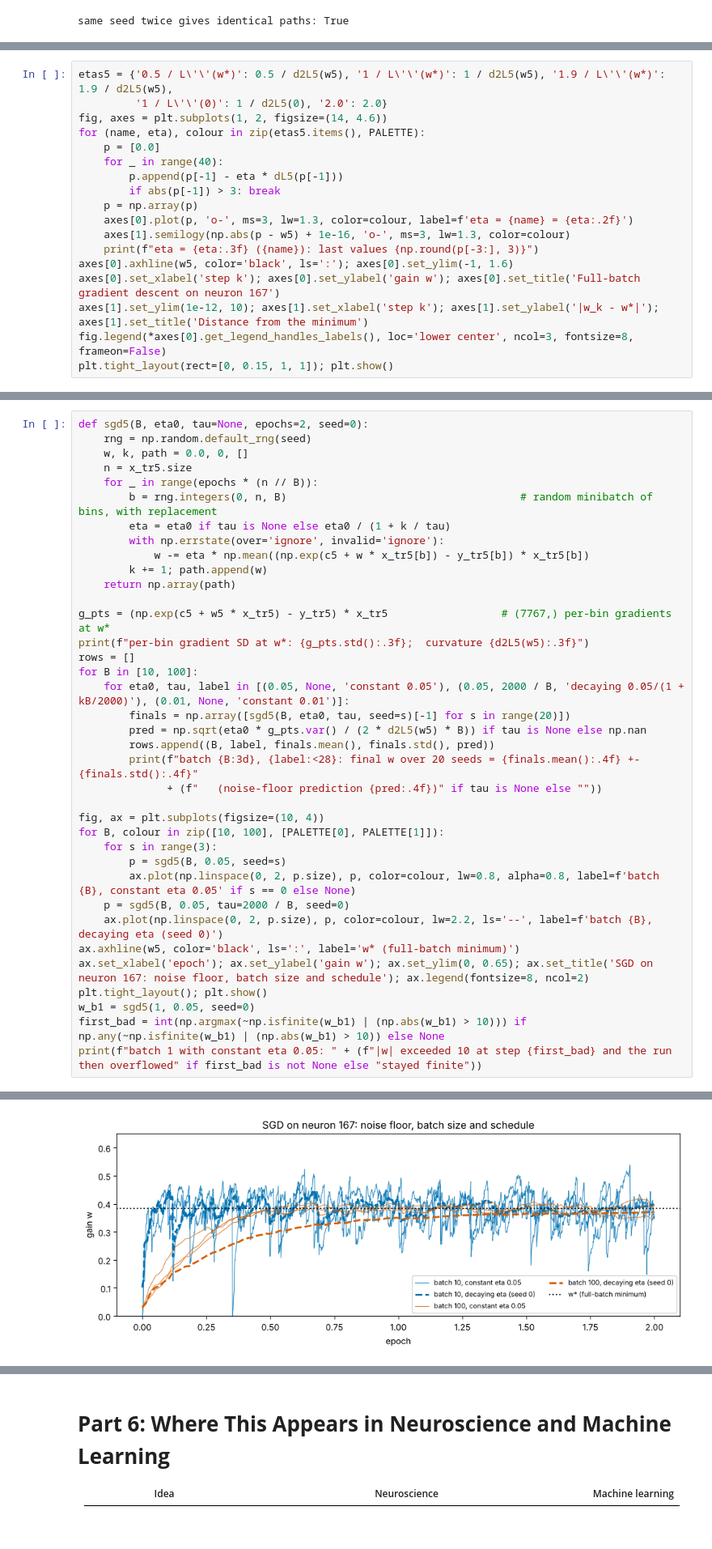
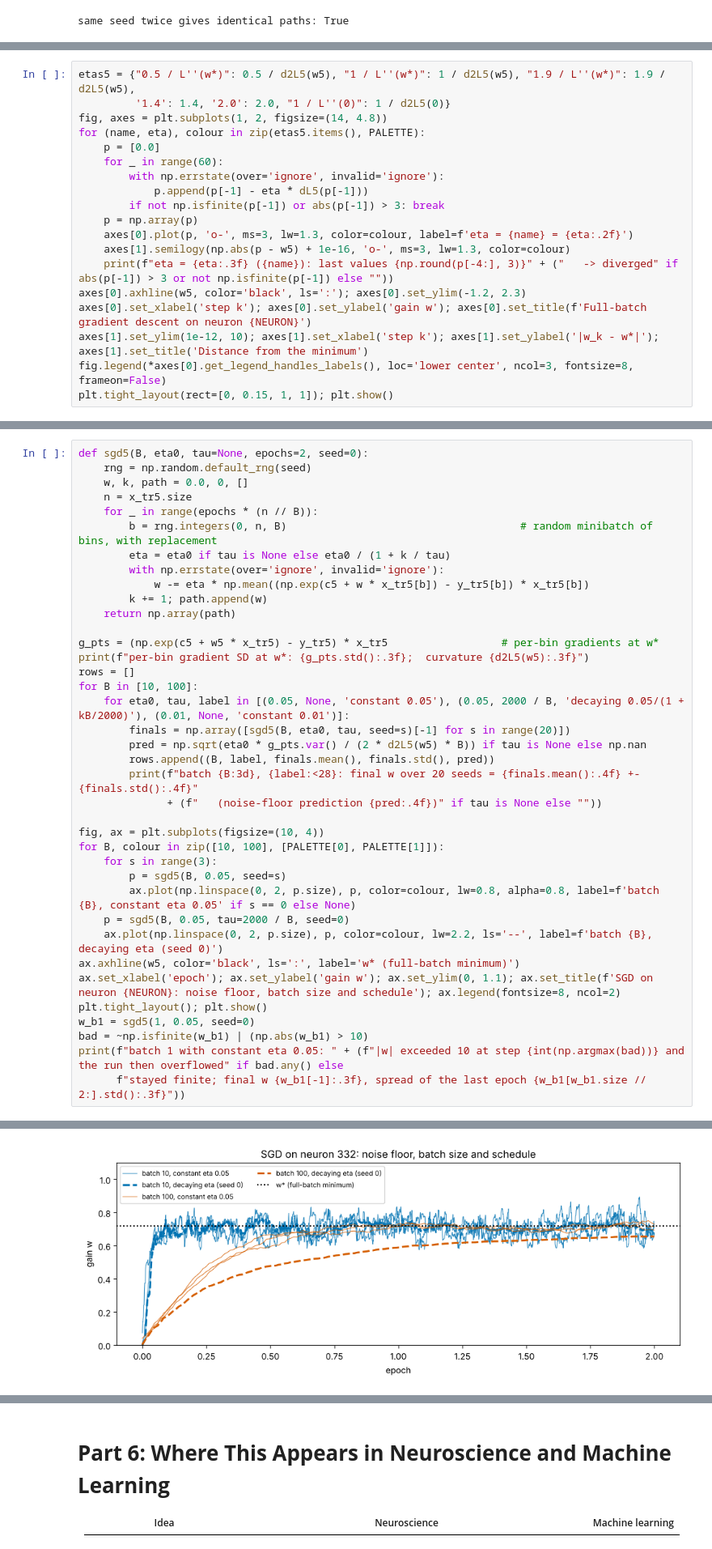
Before and after one commit to peter-adepoju/math-neuro-ml, a Jupyter notebook: week4/lesson12/Lesson12_Teaching_Notebook.ipynb, the cells around one changed output, grey strips where cells are left out. Shown at 81% size. Drawn from its saved outputs; the diff is of its cells as text.

```diff
--- a/week4/lesson12/Lesson12_Teaching_Notebook.ipynb
+++ b/week4/lesson12/Lesson12_Teaching_Notebook.ipynb
@@ -473,18 +476,19 @@ The curvature at the minimum is about 2.6 times the curvature at the start, beca
 # %%
-etas5 = {'0.5 / L\'\'(w*)': 0.5 / d2L5(w5), '1 / L\'\'(w*)': 1 / d2L5(w5), '1.9 / L\'\'(w*)': 1.9 / d2L5(w5),
-         '1 / L\'\'(0)': 1 / d2L5(0), '2.0': 2.0}
-fig, axes = plt.subplots(1, 2, figsize=(14, 4.6))
+etas5 = {"0.5 / L''(w*)": 0.5 / d2L5(w5), "1 / L''(w*)": 1 / d2L5(w5), "1.9 / L''(w*)": 1.9 / d2L5(w5),
+         '1.4': 1.4, '2.0': 2.0, "1 / L''(0)": 1 / d2L5(0)}
+fig, axes = plt.subplots(1, 2, figsize=(14, 4.8))
 for (name, eta), colour in zip(etas5.items(), PALETTE):
     p = [0.0]
-    for _ in range(40):
-        p.append(p[-1] - eta * dL5(p[-1]))
-        if abs(p[-1]) > 3: break
+    for _ in range(60):
+        with np.errstate(over='ignore', invalid='ignore'):
+            p.append(p[-1] - eta * dL5(p[-1]))
+        if not np.isfinite(p[-1]) or abs(p[-1]) > 3: break
     p = np.array(p)
     axes[0].plot(p, 'o-', ms=3, lw=1.3, color=colour, label=f'eta = {name} = {eta:.2f}')
     axes[1].semilogy(np.abs(p - w5) + 1e-16, 'o-', ms=3, lw=1.3, color=colour)
-    print(f"eta = {eta:.3f} ({name}): last values {np.round(p[-3:], 3)}")
-axes[0].axhline(w5, color='black', ls=':'); axes[0].set_ylim(-1, 1.6)
-axes[0].set_xlabel('step k'); axes[0].set_ylabel('gain w'); axes[0].set_title('Full-batch gradient descent on neuron 167')
+    print(f"eta = {eta:.3f} ({name}): last values {np.round(p[-4:], 3)}" + ("   -> diverged" if abs(p[-1]) > 3 or not np.isfinite(p[-1]) else ""))
+axes[0].axhline(w5, color='black', ls=':'); axes[0].set_ylim(-1.2, 2.3)
+axes[0].set_xlabel('step k'); axes[0].set_ylabel('gain w'); axes[0].set_title(f'Full-batch gradient descent on neuron {NEURON}')
 axes[1].set_ylim(1e-12, 10); axes[1].set_xlabel('step k'); axes[1].set_ylabel('|w_k - w*|'); axes[1].set_title('Distance from the minimum')
 fig.legend(*axes[0].get_legend_handles_labels(), loc='lower center', ncol=3, fontsize=8, frameon=False)
 plt.tight_layout(rect=[0, 0.15, 1, 1]); plt.show()
@@ -519,7 +525,7 @@ def sgd5(B, eta0, tau=None, epochs=2, seed=0):
         k += 1; path.append(w)
     return np.array(path)
 
-g_pts = (np.exp(c5 + w5 * x_tr5) - y_tr5) * x_tr5                  # (7767,) per-bin gradients at w*
+g_pts = (np.exp(c5 + w5 * x_tr5) - y_tr5) * x_tr5                  # per-bin gradients at w*
 print(f"per-bin gradient SD at w*: {g_pts.std():.3f};  curvature {d2L5(w5):.3f}")
 rows = []
 for B in [10, 100]:
@@ -538,9 +544,10 @@ for B, colour in zip([10, 100], [PALETTE[0], PALETTE[1]]):
     p = sgd5(B, 0.05, tau=2000 / B, seed=0)
     ax.plot(np.linspace(0, 2, p.size), p, color=colour, lw=2.2, ls='--', label=f'batch {B}, decaying eta (seed 0)')
 ax.axhline(w5, color='black', ls=':', label='w* (full-batch minimum)')
-ax.set_xlabel('epoch'); ax.set_ylabel('gain w'); ax.set_ylim(0, 0.65); ax.set_title('SGD on neuron 167: noise floor, batch size and schedule'); ax.legend(fontsize=8, ncol=2)
+ax.set_xlabel('epoch'); ax.set_ylabel('gain w'); ax.set_ylim(0, 1.1); ax.set_title(f'SGD on neuron {NEURON}: noise floor, batch size and schedule'); ax.legend(fontsize=8, ncol=2)
 plt.tight_layout(); plt.show()
 w_b1 = sgd5(1, 0.05, seed=0)
-first_bad = int(np.argmax(~np.isfinite(w_b1) | (np.abs(w_b1) > 10))) if np.any(~np.isfinite(w_b1) | (np.abs(w_b1) > 10)) else None
-print(f"batch 1 with constant eta 0.05: " + (f"|w| exceeded 10 at step {first_bad} and the run then overflowed" if first_bad is not None else "stayed finite"))
+bad = ~np.isfinite(w_b1) | (np.abs(w_b1) > 10)
+print(f"batch 1 with constant eta 0.05: " + (f"|w| exceeded 10 at step {int(np.argmax(bad))} and the run then overflowed" if bad.any() else
+      f"stayed finite; final w {w_b1[-1]:.3f}, spread of the last epoch {w_b1[w_b1.size // 2:].std():.3f}"))
 # %% [output]
@@ -554 +561 @@ batch 100, constant 0.01               : final w over 20 seeds = 0.3413 +- 0.004
-[figure, old version]
+[figure, new version]
```
Also changed, not shown: parts of 7 cells of this notebook, 3 other files.
